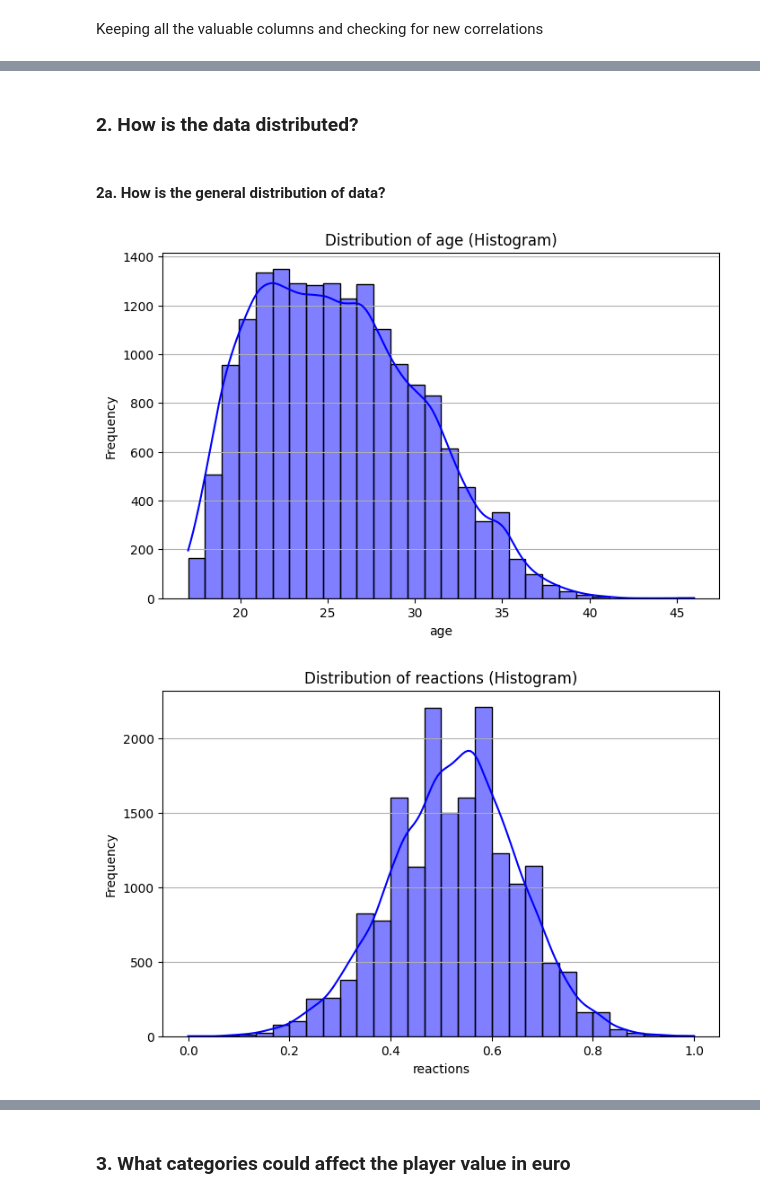
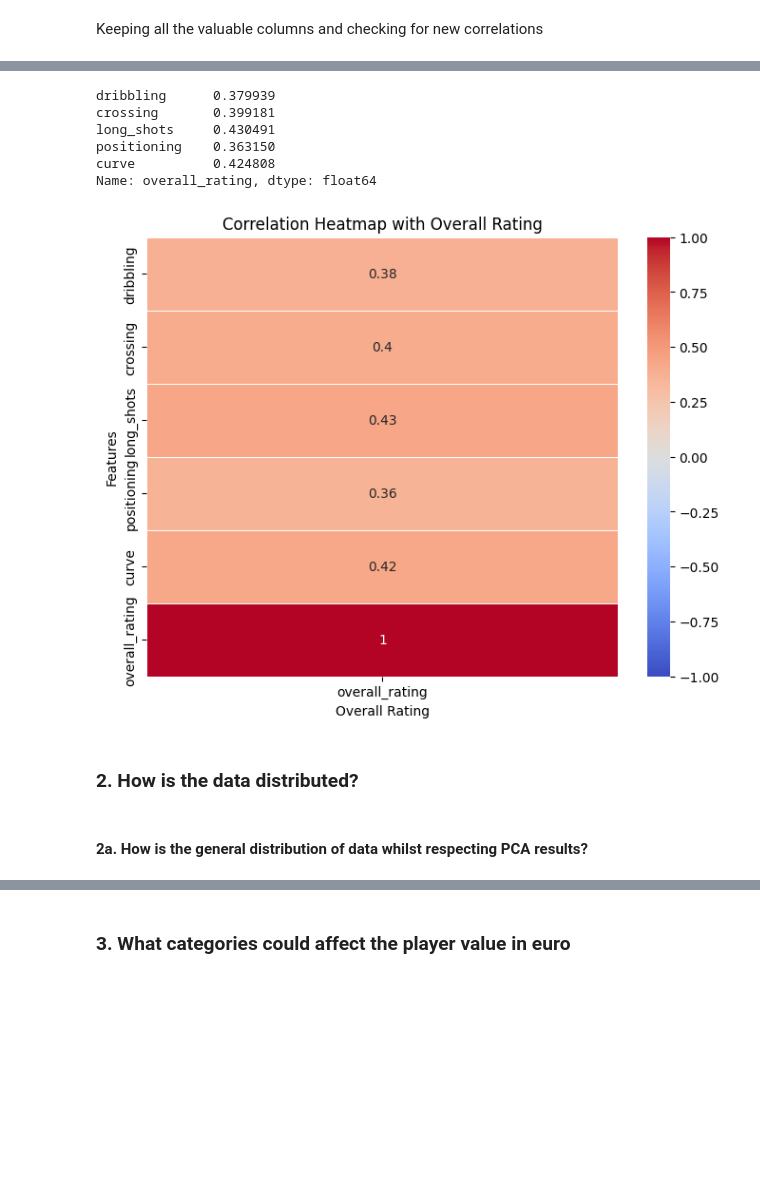
Before and after one commit to bewba/STINTSY-MP, a Jupyter notebook: STINSTY.ipynb, the cells around one changed output, grey strips where cells are left out. Drawn from its saved outputs; the diff is of its cells as text; code cells hidden in the pictures; blank space fills up the shorter version.

```diff
--- a/STINSTY.ipynb
+++ b/STINSTY.ipynb
@@ -723,4 +709,2 @@ Top 5 Features based on PCA loadings: Index(['age', 'reactions'], dtype='object'
 # %% [markdown]
 Keeping all the valuable columns and checking for new correlations
-# %%
-new_df = pd.DataFrame(new_df[['age', 'reactions']])
@@ -742,0 +711,3 @@ new_df
+# %%
+eda_df = pd.concat([new_df], axis=1)
+eda_df
@@ -742,0 +734,2 @@ new_df
+# %%
+pca_df = pd.DataFrame(pd.concat([eda_df[top_features], y], axis=1))
@@ -743,28 +754,38 @@ new_df
+# %%
+correlations = pca_df.corr()['overall_rating'].drop('overall_rating')
+
+# Display the correlations
+print(correlations)
+# %% [output]
+dribbling      0.379939
+crossing       0.399181
+long_shots     0.430491
+positioning    0.363150
+curve          0.424808
+Name: overall_rating, dtype: float64
+# %%
+
+correlations = pca_df.corr()
+
+# Extract the correlation of all features with 'overall_rating' and reshape to 2D
+correlations_with_overall = correlations[['overall_rating']]
+
+# Set up the plot size
+plt.figure(figsize=(8, 6))
+
+# Create the heatmap
+sns.heatmap(correlations_with_overall, annot=True, cmap='coolwarm', vmin=-1, vmax=1, linewidths=0.5)
+
+# Add title and labels
+plt.title('Correlation Heatmap with Overall Rating')
+plt.ylabel('Features')
+plt.xlabel('Overall Rating')
+
+# Display the plot
+plt.show()
+# %% [output]
+[figure, added]
 # %% [markdown]
 ### 2. How is the data distributed?
 # %% [markdown]
-#### 2a. How is the general distribution of data?
+#### 2a. How is the general distribution of data whilst respecting PCA results?
-# %%
-columns = new_df.columns
-
-for column in columns:
-    plt.figure(figsize=(8, 5))
-
-    if column not in categorical_data:
-        # Create a histogram for numeric data
-        sns.histplot(new_df[column], kde=True, bins=30, color='blue')
-        plt.title(f'Distribution of {column} (Histogram)')
-        plt.xlabel(column)
-        plt.ylabel('Frequency')
-        plt.grid(axis='y')
-        plt.show()
-    else:
-        new_df[column].value_counts(sort=False).plot(kind='bar', color='blue')
-        plt.title(f'Distribution of {column} (Bar Chart)')
-        plt.xlabel(column)
-        plt.ylabel('Count')
-        plt.grid(axis='y')
-        plt.show()
-# %% [output]
-[figure, removed]
-[figure, removed]
```
Also changed, not shown: parts of 74 cells of this notebook.
